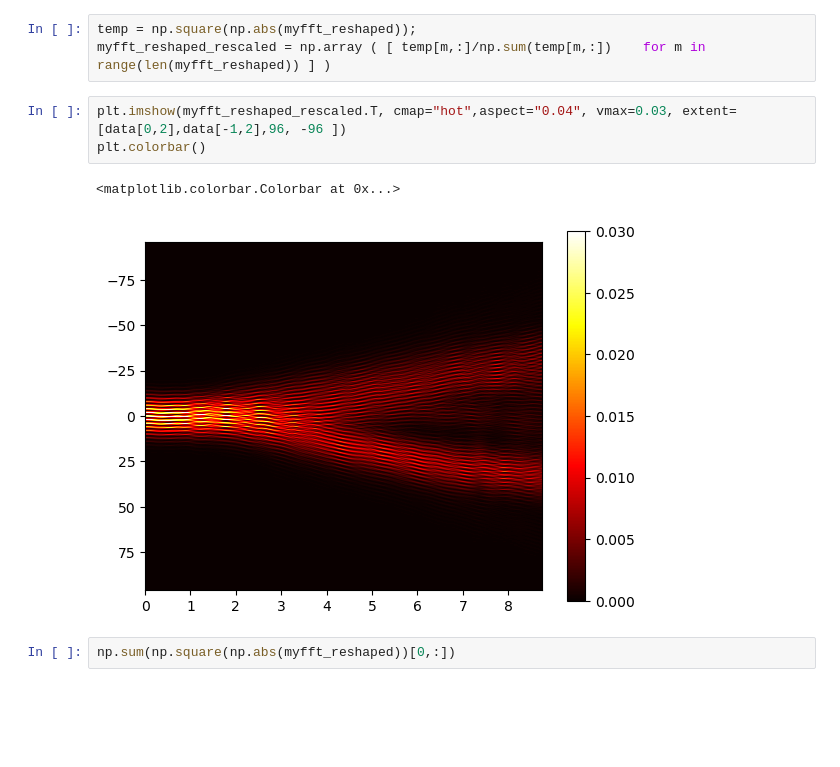
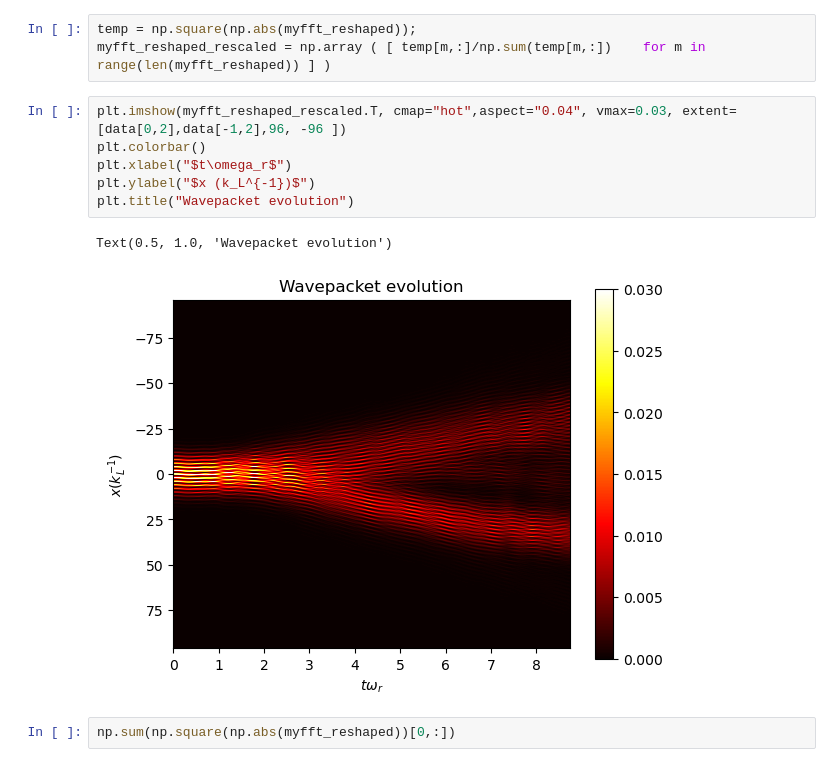
Before and after one commit to rootware/lattice_evolution, a Jupyter notebook: Python/realistic.ipynb, the cells around one changed output. Cells and saved outputs as stored; diff of their text form; blank space fills up the shorter version.

```diff
--- a/Python/realistic.ipynb
+++ b/Python/realistic.ipynb
@@ -55,9 +59,12 @@ myfft_reshaped_rescaled = np.array ( [ temp[m,:]/np.sum(temp[m,:])    for m in r
 # %%
 plt.imshow(myfft_reshaped_rescaled.T, cmap="hot",aspect="0.04", vmax=0.03, extent=[data[0,2],data[-1,2],96, -96 ])
 plt.colorbar()
+plt.xlabel("$t\omega_r$")
+plt.ylabel("$x (k_L^{-1})$")
+plt.title("Wavepacket evolution")
 # %% [output]
-<matplotlib.colorbar.Colorbar at 0x...>
+Text(0.5, 1.0, 'Wavepacket evolution')
-[figure, old version]
+[figure, new version]
 # %%
 np.sum(np.square(np.abs(myfft_reshaped))[0,:])
 # %% [output]
```
Also changed, not shown: parts of 1 cell of this notebook.
